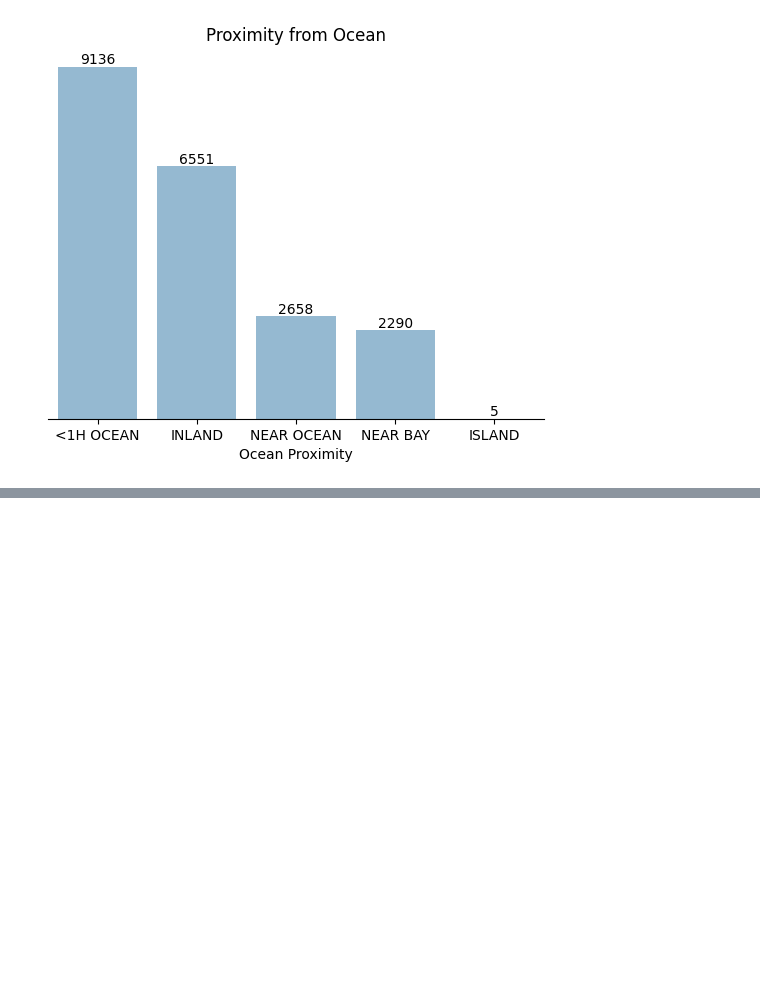
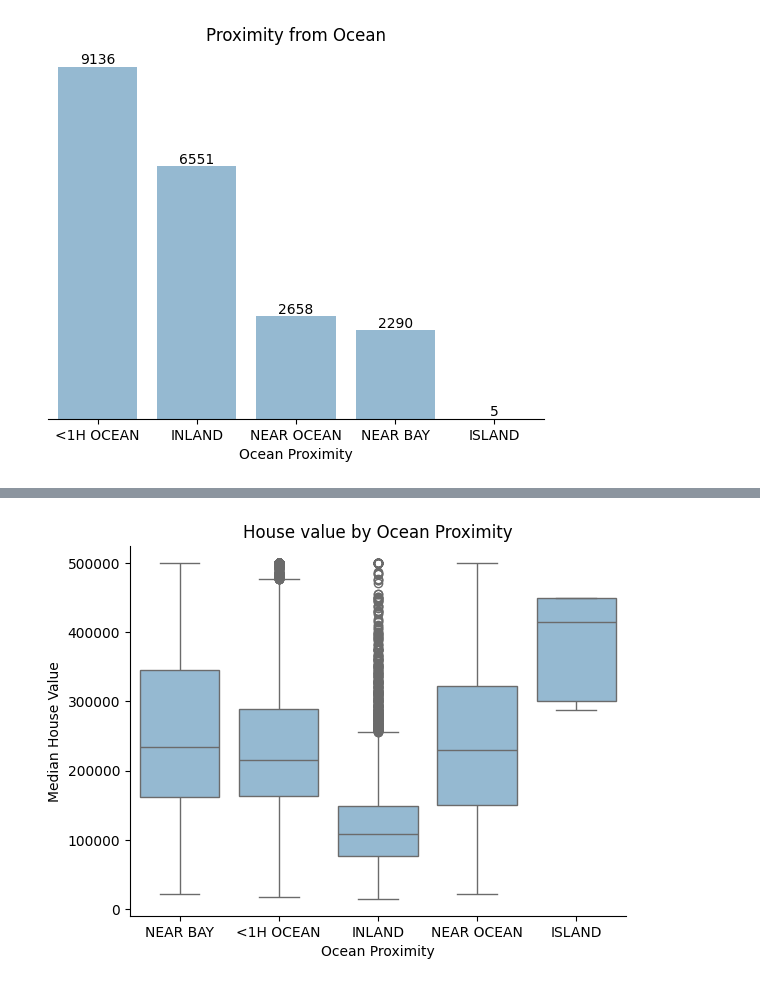
Before and after one commit to akhilvarshney9/EDA-Project, a Jupyter notebook: eda_project.ipynb, the cells around one changed output, grey strips where cells are left out. Saved outputs shown, nothing was run; the diff lists cells and outputs as text; code cells hidden in the pictures; blank space fills up the shorter version.

```diff
--- a/eda_project.ipynb
+++ b/eda_project.ipynb
@@ -108,0 +152,10 @@ plt.show()
+# %%
+#how does Ocean proximity influence house value
+sns.boxplot(data = df, x = 'ocean_proximity', y='median_house_value')
+plt.title('House value by Ocean Proximity')
+plt.xlabel('Ocean Proximity')
+plt.ylabel('Median House Value')
+plt.gca().spines[['top','right']].set_visible(False)
+plt.show()
+# %% [output]
+[figure, added]
```
Also changed, not shown: parts of 6 cells of this notebook.
